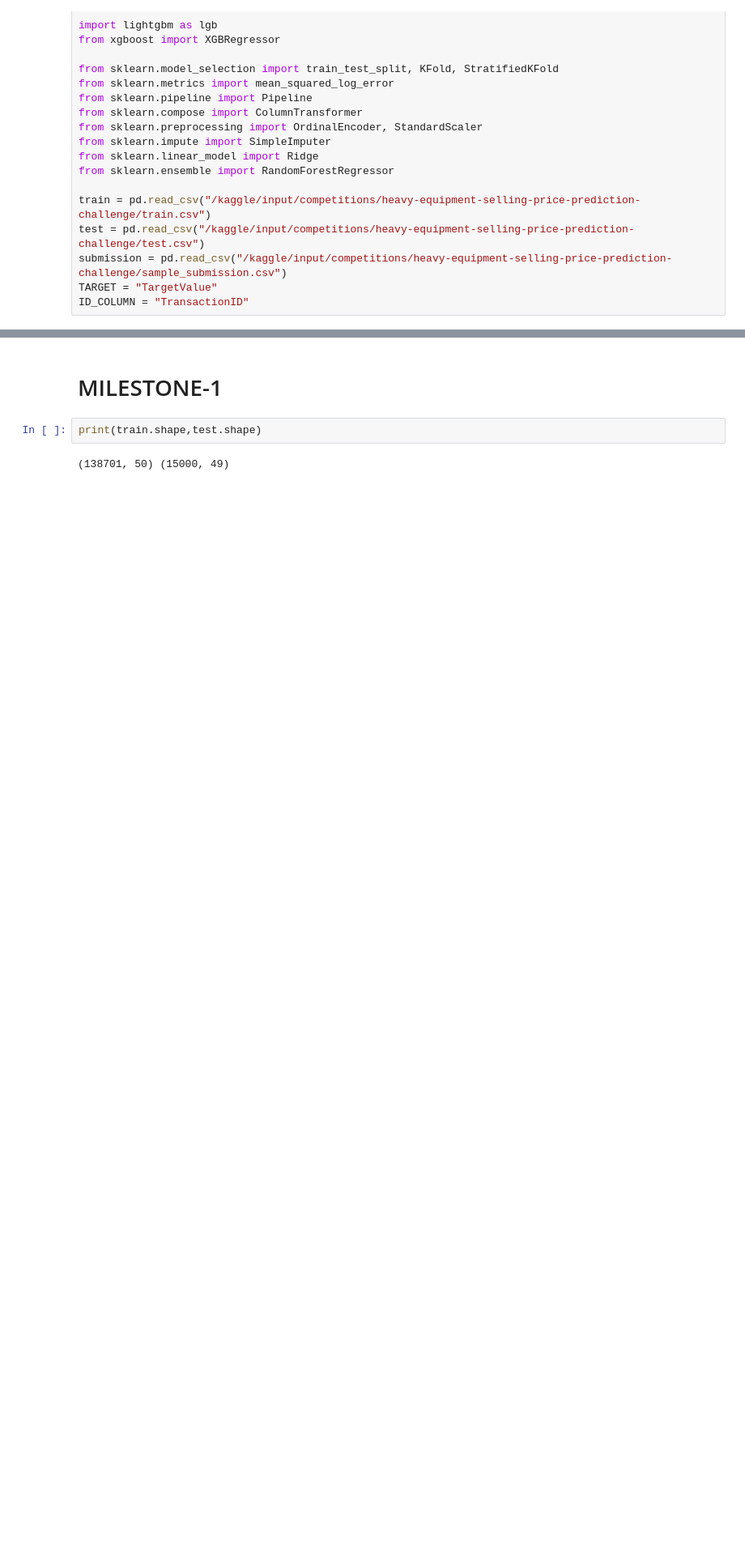
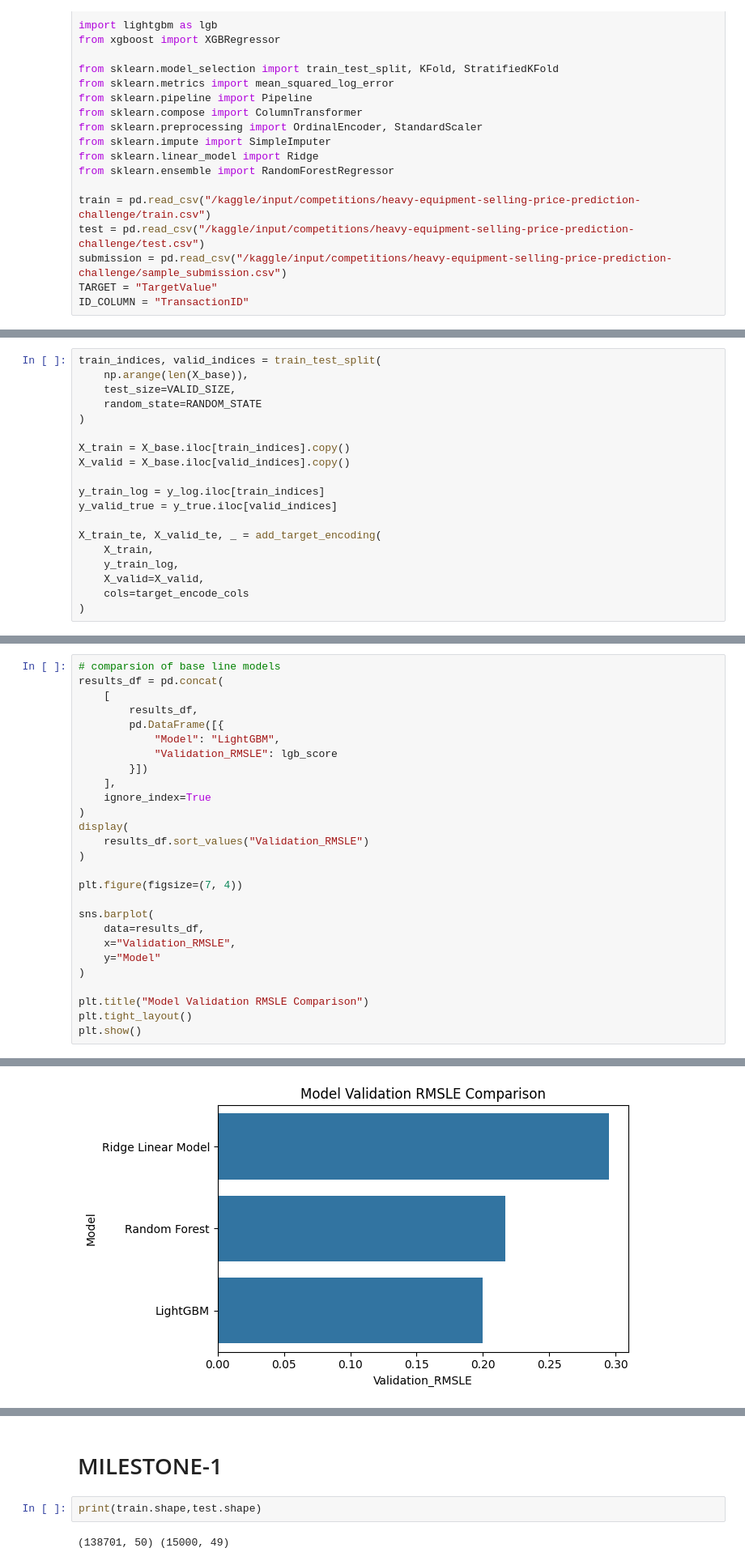
Before and after one commit to Karvy-Singh/Machine-Learning-Project-IITM-Diploma, a Jupyter notebook: main.ipynb, the cells around one changed output, grey strips where cells are left out. Shown at 81% size. Cells and saved outputs as stored; diff of their text form; blank space fills up the shorter version.

```diff
--- a/main.ipynb
+++ b/main.ipynb
@@ -724,0 +481,19 @@ Config 3 RMSLE: 0.1967952233532938
+# %%
+train_indices, valid_indices = train_test_split(
+    np.arange(len(X_base)),
+    test_size=VALID_SIZE,
+    random_state=RANDOM_STATE
+)
+
+X_train = X_base.iloc[train_indices].copy()
+X_valid = X_base.iloc[valid_indices].copy()
+
+y_train_log = y_log.iloc[train_indices]
+y_valid_true = y_true.iloc[valid_indices]
+
+X_train_te, X_valid_te, _ = add_target_encoding(
+    X_train,
+    y_train_log,
+    X_valid=X_valid,
+    cols=target_encode_cols
+)
@@ -724,0 +661,28 @@ Config 3 RMSLE: 0.1967952233532938
+# %%
+# comparsion of base line models
+results_df = pd.concat(
+    [
+        results_df,
+        pd.DataFrame([{
+            "Model": "LightGBM",
+            "Validation_RMSLE": lgb_score
+        }])
+    ],
+    ignore_index=True
+)
+display(
+    results_df.sort_values("Validation_RMSLE")
+)
+
+plt.figure(figsize=(7, 4))
+
+sns.barplot(
+    data=results_df,
+    x="Validation_RMSLE",
+    y="Model"
+)
+
+plt.title("Model Validation RMSLE Comparison")
+plt.tight_layout()
+plt.show()
+# %% [output]
@@ -724,0 +693 @@ Config 3 RMSLE: 0.1967952233532938
+[figure, added]
```
Also changed, not shown: parts of 15 cells of this notebook.
